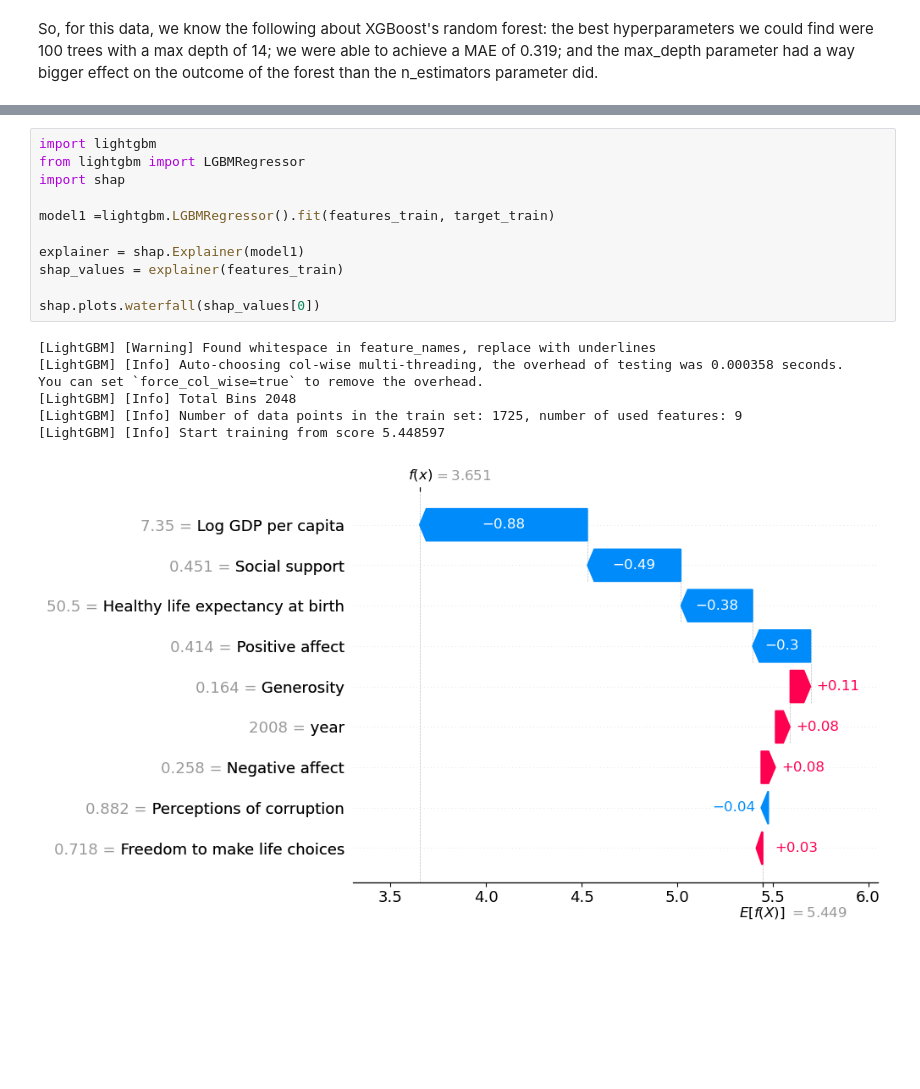
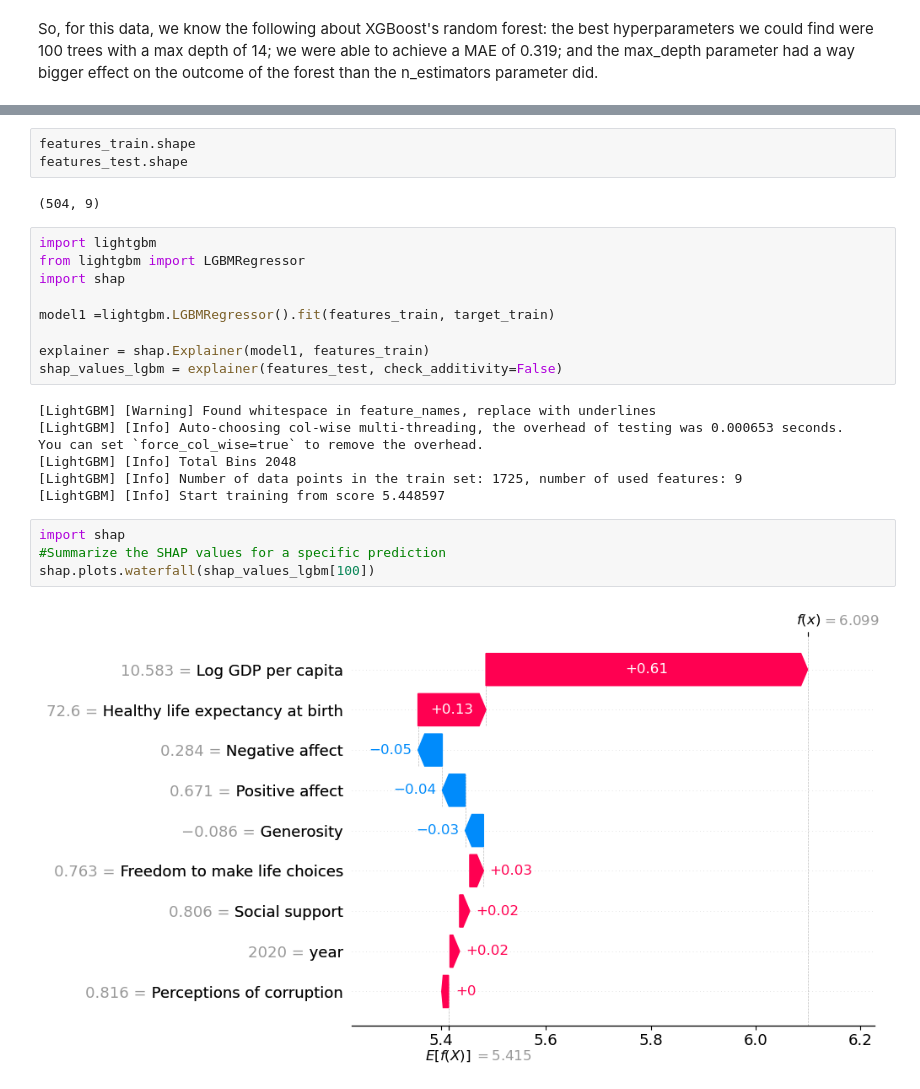
Before and after one commit to kenklabnik/september-jam, a Jupyter notebook: Sohini shap.ipynb, the cells around one changed output, grey strips where cells are left out. Saved outputs shown, nothing was run; the diff lists cells and outputs as text; blank space fills up the shorter version.

```diff
--- a/Sohini shap.ipynb
+++ b/Sohini shap.ipynb
@@ -820,3 +817,8 @@ Learning rate set to 0.17991
+# %%
+features_train.shape
+features_test.shape
+# %% [output]
+(504, 9)
 # %%
 import lightgbm
 from lightgbm import LGBMRegressor
@@ -824,15 +826,18 @@ import shap
 
 model1 =lightgbm.LGBMRegressor().fit(features_train, target_train)
 
-explainer = shap.Explainer(model1)
-shap_values = explainer(features_train)
-
-shap.plots.waterfall(shap_values[0])
+explainer = shap.Explainer(model1, features_train)
+shap_values_lgbm = explainer(features_test, check_additivity=False)
 # %% [output]
 [LightGBM] [Warning] Found whitespace in feature_names, replace with underlines
-[LightGBM] [Info] Auto-choosing col-wise multi-threading, the overhead of testing was 0.000358 seconds.
+[LightGBM] [Info] Auto-choosing col-wise multi-threading, the overhead of testing was 0.000653 seconds.
 You can set `force_col_wise=true` to remove the overhead.
 [LightGBM] [Info] Total Bins 2048
 [LightGBM] [Info] Number of data points in the train set: 1725, number of used features: 9
 [LightGBM] [Info] Start training from score 5.448597
-[figure, removed]
+# %%
+import shap
+#Summarize the SHAP values for a specific prediction
+shap.plots.waterfall(shap_values_lgbm[100])
+# %% [output]
+[figure, added]
```
Also changed, not shown: parts of 32 cells of this notebook, 3 other files.
